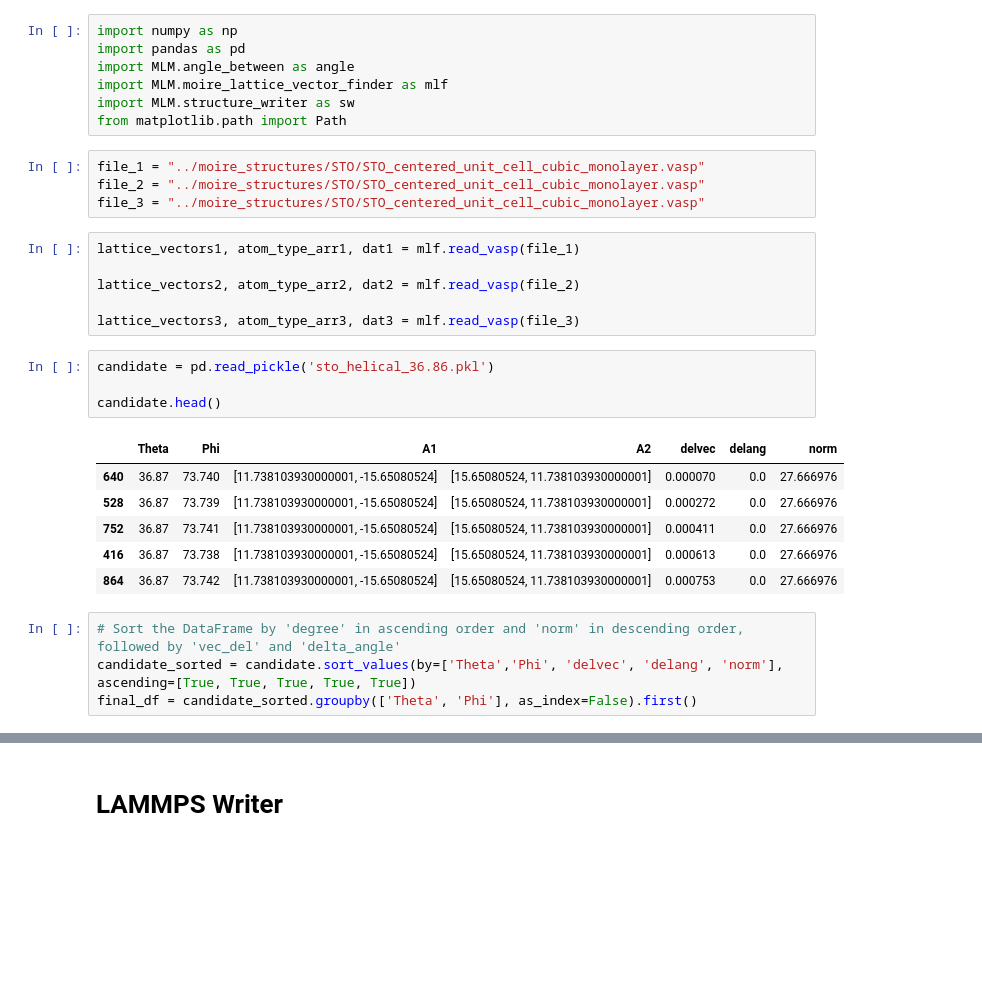
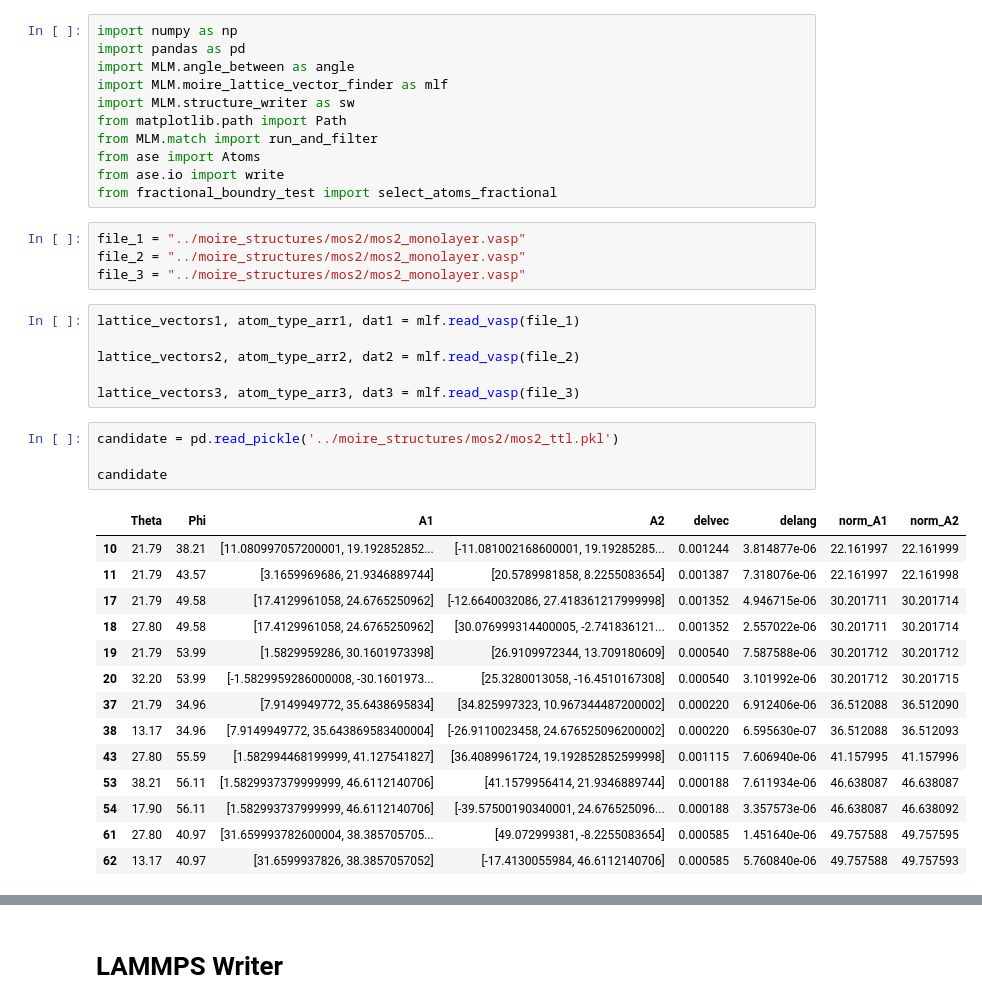
Before and after one commit to anikeya9/Multi-Layer-Moire-MLM-, a Jupyter notebook: notebooks/trilayer_structure_creator.ipynb, the cells around one changed output, grey strips where cells are left out. Saved outputs shown, nothing was run; the diff lists cells and outputs as text; blank space fills up the shorter version.

```diff
--- a/notebooks/trilayer_structure_creator.ipynb
+++ b/notebooks/trilayer_structure_creator.ipynb
@@ -5,10 +5,14 @@ import MLM.angle_between as angle
 import MLM.moire_lattice_vector_finder as mlf
 import MLM.structure_writer as sw
 from matplotlib.path import Path
+from MLM.match import run_and_filter
+from ase import Atoms
+from ase.io import write
+from fractional_boundry_test import select_atoms_fractional
 # %%
-file_1 = "../moire_structures/STO/STO_centered_unit_cell_cubic_monolayer.vasp"
-file_2 = "../moire_structures/STO/STO_centered_unit_cell_cubic_monolayer.vasp"
-file_3 = "../moire_structures/STO/STO_centered_unit_cell_cubic_monolayer.vasp"
+file_1 = "../moire_structures/mos2/mos2_monolayer.vasp"
+file_2 = "../moire_structures/mos2/mos2_monolayer.vasp"
+file_3 = "../moire_structures/mos2/mos2_monolayer.vasp"
 # %%
 lattice_vectors1, atom_type_arr1, dat1 = mlf.read_vasp(file_1)
 
@@ -16,17 +20,21 @@ lattice_vectors2, atom_type_arr2, dat2 = mlf.read_vasp(file_2)
 
 lattice_vectors3, atom_type_arr3, dat3 = mlf.read_vasp(file_3)
 # %%
-candidate = pd.read_pickle('sto_helical_36.86.pkl')
+candidate = pd.read_pickle('../moire_structures/mos2/mos2_ttl.pkl')
 
-candidate.head()
+candidate
 # %% [output]
-|  | Theta | Phi | A1 | A2 | delvec | delang | norm |
-| 640 | 36.87 | 73.740 | [11.738103930000001, -15.65080524] | [15.65080524, 11.738103930000001] | 0.000070 | 0.0 | 27.666976 |
-| 528 | 36.87 | 73.739 | [11.738103930000001, -15.65080524] | [15.65080524, 11.738103930000001] | 0.000272 | 0.0 | 27.666976 |
-| 752 | 36.87 | 73.741 | [11.738103930000001, -15.65080524] | [15.65080524, 11.738103930000001] | 0.000411 | 0.0 | 27.666976 |
-| 416 | 36.87 | 73.738 | [11.738103930000001, -15.65080524] | [15.65080524, 11.738103930000001] | 0.000613 | 0.0 | 27.666976 |
-| 864 | 36.87 | 73.742 | [11.738103930000001, -15.65080524] | [15.65080524, 11.738103930000001] | 0.000753 | 0.0 | 27.666976 |
+|  | Theta | Phi | A1 | A2 | delvec | delang | norm_A1 | norm_A2 |
+| 10 | 21.79 | 38.21 | [11.080997057200001, 19.192852852... | [-11.081002168600001, 19.19285285... | 0.001244 | 3.814877e-06 | 22.161997 | 22.161999 |
+| 11 | 21.79 | 43.57 | [3.1659969686, 21.9346889744] | [20.5789981858, 8.2255083654] | 0.001387 | 7.318076e-06 | 22.161997 | 22.161998 |
+| 17 | 21.79 | 49.58 | [17.4129961058, 24.6765250962] | [-12.6640032086, 27.418361217999998] | 0.001352 | 4.946715e-06 | 30.201711 | 30.201714 |
+| 18 | 27.80 | 49.58 | [17.4129961058, 24.6765250962] | [30.076999314400005, -2.741836121... | 0.001352 | 2.557022e-06 | 30.201711 | 30.201714 |
+| 19 | 21.79 | 53.99 | [1.5829959286, 30.1601973398] | [26.9109972344, 13.709180609] | 0.000540 | 7.587588e-06 | 30.201712 | 30.201712 |
+| 20 | 32.20 | 53.99 | [-1.5829959286000008, -30.1601973... | [25.3280013058, -16.4510167308] | 0.000540 | 3.101992e-06 | 30.201712 | 30.201715 |
+| 37 | 21.79 | 34.96 | [7.9149949772, 35.6438695834] | [34.825997323, 10.967344487200002] | 0.000220 | 6.912406e-06 | 36.512088 | 36.512090 |
+| 38 | 13.17 | 34.96 | [7.9149949772, 35.643869583400004] | [-26.9110023458, 24.676525096200002] | 0.000220 | 6.595630e-07 | 36.512088 | 36.512093 |
+| 43 | 27.80 | 55.59 | [1.582994468199999, 41.127541827] | [36.4089961724, 19.192852852599998] | 0.001115 | 7.606940e-06 | 41.157995 | 41.157996 |
+| 53 | 38.21 | 56.11 | [1.5829937379999999, 46.6112140706] | [41.1579956414, 21.9346889744] | 0.000188 | 7.611934e-06 | 46.638087 | 46.638087 |
+| 54 | 17.90 | 56.11 | [1.582993737999999, 46.6112140706] | [-39.57500190340001, 24.676525096... | 0.000188 | 3.357573e-06 | 46.638087 | 46.638092 |
+| 61 | 27.80 | 40.97 | [31.659993782600004, 38.385705705... | [49.072999381, -8.2255083654] | 0.000585 | 1.451640e-06 | 49.757588 | 49.757595 |
+| 62 | 13.17 | 40.97 | [31.6599937826, 38.3857057052] | [-17.4130055984, 46.6112140706] | 0.000585 | 5.760840e-06 | 49.757588 | 49.757593 |
-# %%
-# Sort the DataFrame by 'degree' in ascending order and 'norm' in descending order, followed by 'vec_del' and 'delta_angle'
-candidate_sorted = candidate.sort_values(by=['Theta','Phi', 'delvec', 'delang', 'norm'], ascending=[True, True, True, True, True])
-final_df = candidate_sorted.groupby(['Theta', 'Phi'], as_index=False).first()
```
Also changed, not shown: parts of 30 cells of this notebook, 3 other files.
